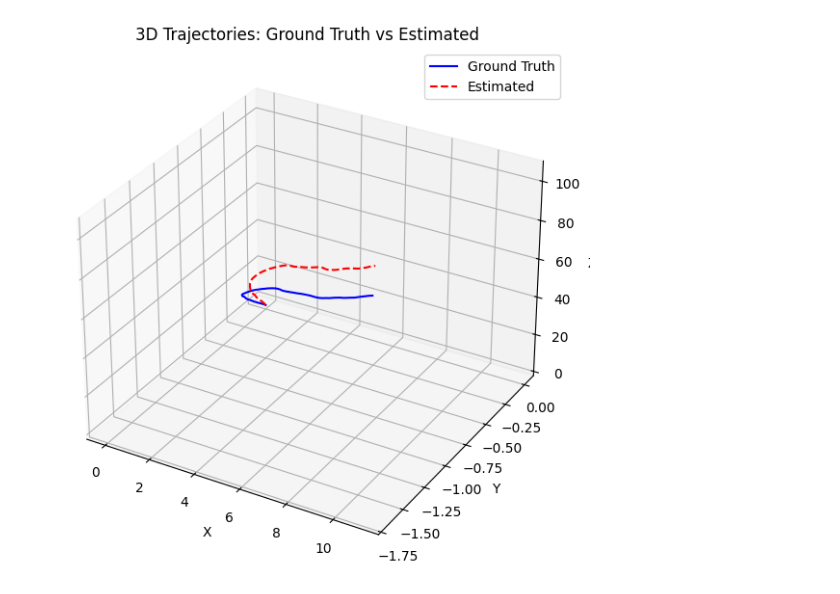
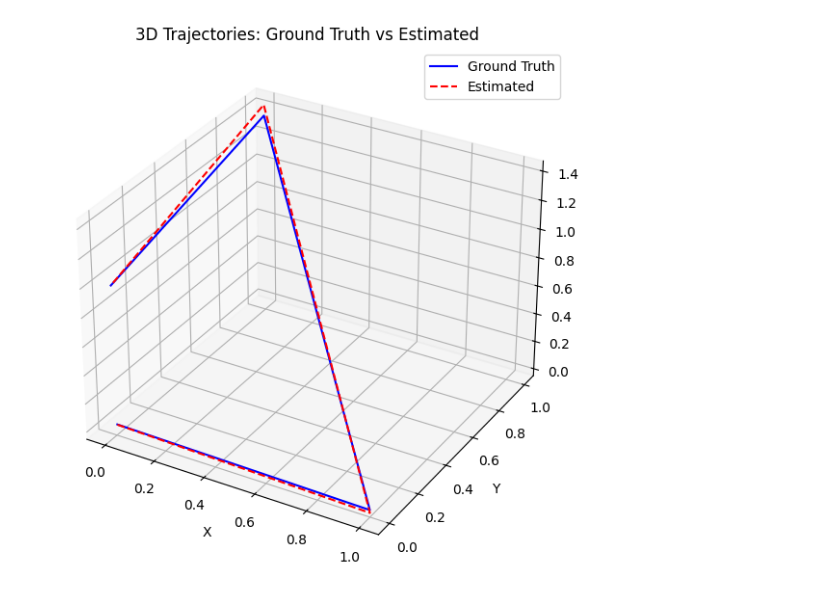
Before and after one commit to AryanGarg13/MAC-VO, a Jupyter notebook: check_traj.ipynb, the cells around one changed output. Saved outputs shown, nothing was run; the diff lists cells and outputs as text; code cells hidden in the pictures.

```diff
--- a/check_traj.ipynb
+++ b/check_traj.ipynb
@@ -1,8 +1,8 @@
 # %%
 import numpy as np
 # %%
-pose =     np.load("/home/aadi_iiith/Desktop/IS/Tartan/MAC-VO/Results/MACVO-Fast@K01/11_01_004409/poses.npy")
-ref_pose = np.load("/home/aadi_iiith/Desktop/IS/Tartan/MAC-VO/Results/MACVO-Fast@K01/11_01_004409/ref_poses.npy")
+pose =     np.load("/home/aadi_iiith/Desktop/IS/Tartan/MAC-VO/Results/MACVO-Fast@K00/11_01_095315/poses.npy")
+ref_pose = np.load("/home/aadi_iiith/Desktop/IS/Tartan/MAC-VO/Results/MACVO-Fast@K00/11_01_095315/ref_poses.npy")
 
 print(pose[:5])
 print("REF")
@@ -85,0 +205,16 @@ plt.show()
+# %%
+T_orig_imu = quat_to_se3(ref_pose[0][4:], ref_pose[0][1:4]) # T_world_imu (at i=0)
+T_ref_imu = quat_to_se3(ref_pose[i][4:], ref_pose[i][1:4])  # T_world_imu (at i=i)
+
+# 1. Transform absolute IMU poses to absolute Camera poses
+T_orig_cam = T_orig_imu @ T_imu_to_camrect  # RIGHT-multiply
+T_ref_cam = T_ref_imu @ T_imu_to_camrect    # RIGHT-multiply
+
+# 2. Now, create the relative pose *from the camera-frame poses*
+# This aligns the trajectory to start at the origin (identity)
+T_cam_relative = np.linalg.inv(T_orig_cam) @ T_ref_cam
+
+# T_cam_relative is now the correct GT to compare against your prediction
+print("REF (Absolute IMU Pose):\n", T_ref_imu)
+print("POSE (Prediction):\n", T_pose)
+print("CAM (Corrected Relative Camera GT):\n", T_cam_relative)
@@ -86,22 +237,22 @@ plt.show()
 # %%
-# gt_x, gt_y, gt_z = extract_xyz(gt_poses)
-# est_x, est_y, est_z = extract_xyz(est_poses)
+gt_x, gt_y, gt_z = extract_xyz(T_cam_relative)
+est_x, est_y, est_z = extract_xyz(T_pose)
 
 # Create a 3D plot
 fig = plt.figure(figsize=(10, 7))
 ax = fig.add_subplot(111, projection='3d')
 
 # Plot Ground Truth and Estimated poses in 3D
 ax.plot(gt_x, gt_y, gt_z, 'b-', label="Ground Truth")
 ax.plot(est_x, est_y, est_z, 'r--', label="Estimated")
 
 # Labels and Title
 ax.set_xlabel("X")
 ax.set_ylabel("Y")
 ax.set_zlabel("Z")
 ax.set_title("3D Trajectories: Ground Truth vs Estimated")
 ax.legend()
 
 plt.show()
 # %% [output]
-[figure, old version]
+[figure, new version]
```
Also changed, not shown: parts of 5 cells of this notebook, 1 other file.
